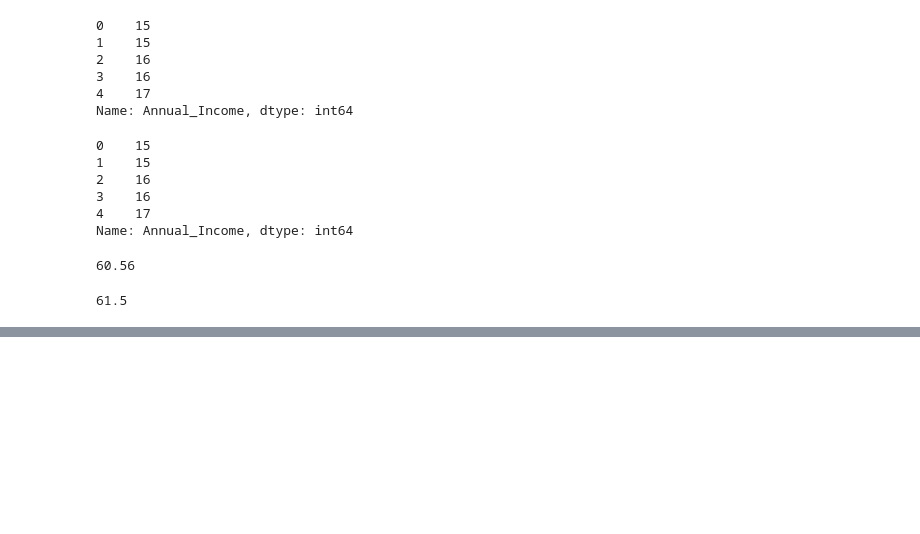
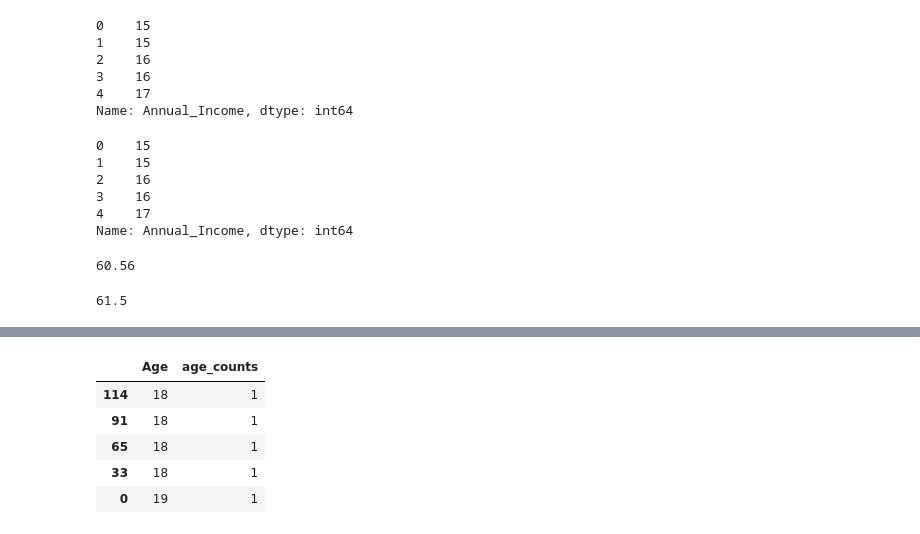
Before and after one commit to mellymillionz/python_notes, a Jupyter notebook: pandas_stats_review.ipynb/pandas_stats_review_lesson1.ipynb, the cells around one changed output, grey strips where cells are left out. Cells and saved outputs as stored; diff of their text form; code cells hidden in the pictures; blank space fills up the shorter version.

```diff
--- a/pandas_stats_review.ipynb/pandas_stats_review_lesson1.ipynb
+++ b/pandas_stats_review.ipynb/pandas_stats_review_lesson1.ipynb
@@ -115,0 +163,11 @@ plt.legend()
+# %%
+#sort by ascending for the age column
+age_data = age_data.sort_values('Age')
+age_data.head()
+# %% [output]
+|  | Age | age_counts |
+| 114 | 18 | 1 |
+| 91 | 18 | 1 |
+| 65 | 18 | 1 |
+| 33 | 18 | 1 |
+| 0 | 19 | 1 |
```
Also changed, not shown: parts of 16 cells of this notebook.
